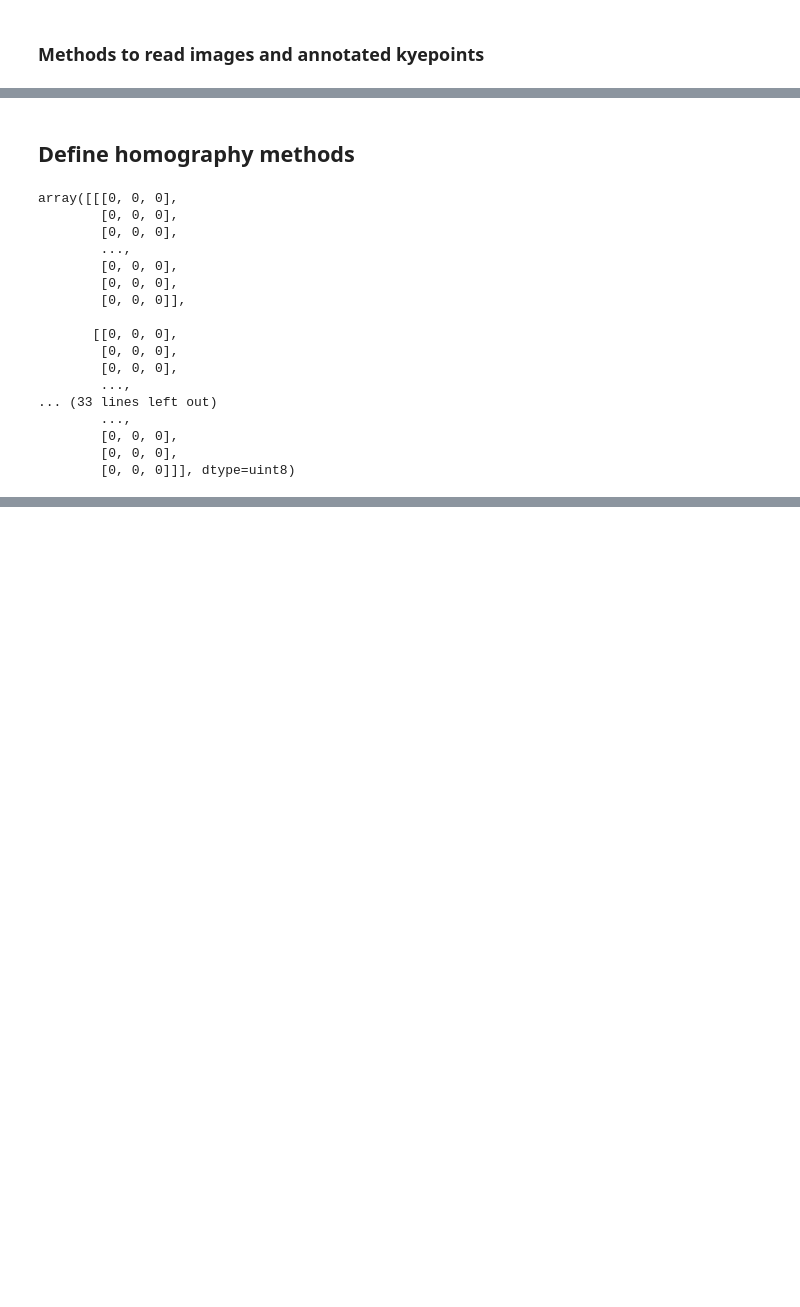
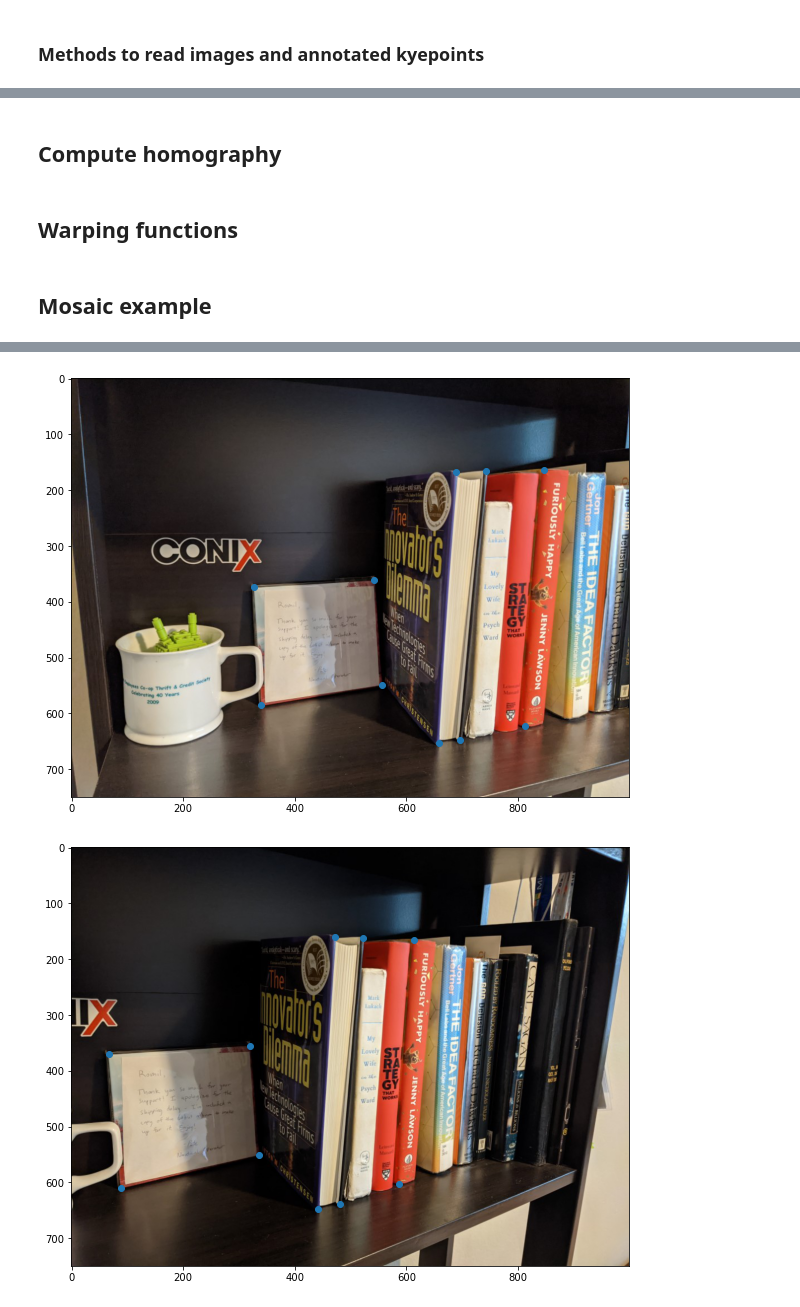
Before and after one commit to romilbhardwaj/cs294-compphotog, a Jupyter notebook: p5/p5-partA.ipynb, the cells around one changed output, grey strips where cells are left out. Cells and saved outputs as stored; diff of their text form; code cells hidden in the pictures; blank space fills up the shorter version.

```diff
--- a/p5/p5-partA.ipynb
+++ b/p5/p5-partA.ipynb
@@ -62,3 +62,3 @@ plt.savefig('outputs/annotated_eg2.jpg', bbox_inches='tight')
 # %% [markdown]
-## Define homography methods
+## Compute homography
 # %%
@@ -211,20 +84,2 @@ def compute_morph(im1, im2, H, exponent):
-# %%
-x = compute_morph(img1, img2, H, 2)
-# %% [output]
-array([[[0, 0, 0],
-        [0, 0, 0],
-        [0, 0, 0],
-        ...,
-        [0, 0, 0],
-        [0, 0, 0],
-        [0, 0, 0]],
-
-       [[0, 0, 0],
-        [0, 0, 0],
-        [0, 0, 0],
-        ...,
-... (33 lines left out)
-        ...,
-        [0, 0, 0],
-        [0, 0, 0],
-        [0, 0, 0]]], dtype=uint8)
+# %% [markdown]
+## Warping functions
@@ -230,0 +178,22 @@ array([[[0, 0, 0],
+# %% [markdown]
+## Mosaic example
+# %%
+img_name = "shelf"
+img1, kps1 = read_img_and_keypoints(f'imgs/{img_name}1.jpg')
+plt.figure(figsize=[10,10])
+plt.imshow(img1)
+plt.scatter(x=kps1[:,0], y=kps1[:,1])
+plt.savefig(f'outputs/annotated_{img_name}1.jpg', bbox_inches='tight')
+
+img2, kps2 = read_img_and_keypoints(f'imgs/{img_name}2.jpg')
+plt.figure(figsize=[10,10])
+plt.imshow(img2)
+plt.scatter(x=kps2[:,0], y=kps2[:,1])
+plt.savefig(f'outputs/annotated_{img_name}2.jpg', bbox_inches='tight')
+
+H = compute_homography(kps1, kps2)
+mos = mosaic(img1, img2, H)
+plt.figure(figsize=[10,10])
+plt.imshow(mos)
+skio.imsave(f'outputs/{img_name}_mosaic.jpg', mos)
+# %% [output]
@@ -230,0 +203,2 @@ array([[[0, 0, 0],
+[figure, added]
+[figure, added]
```
Also changed, not shown: parts of 9 cells of this notebook, 5 other files.
